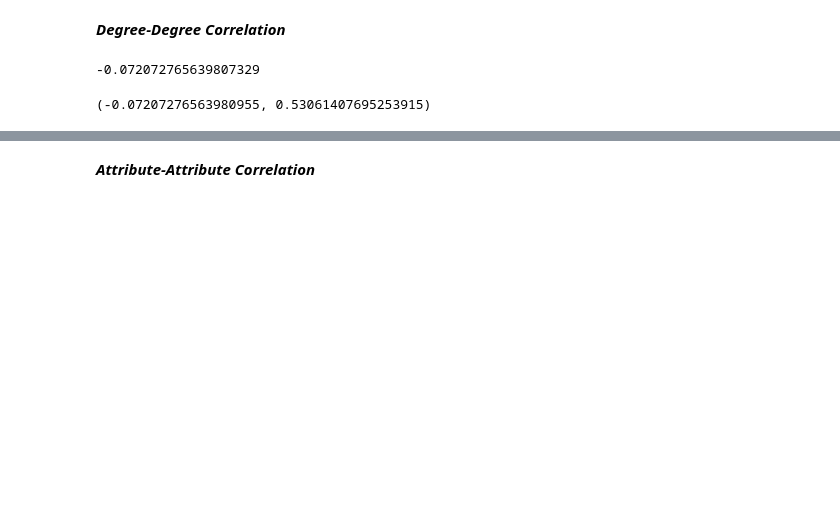
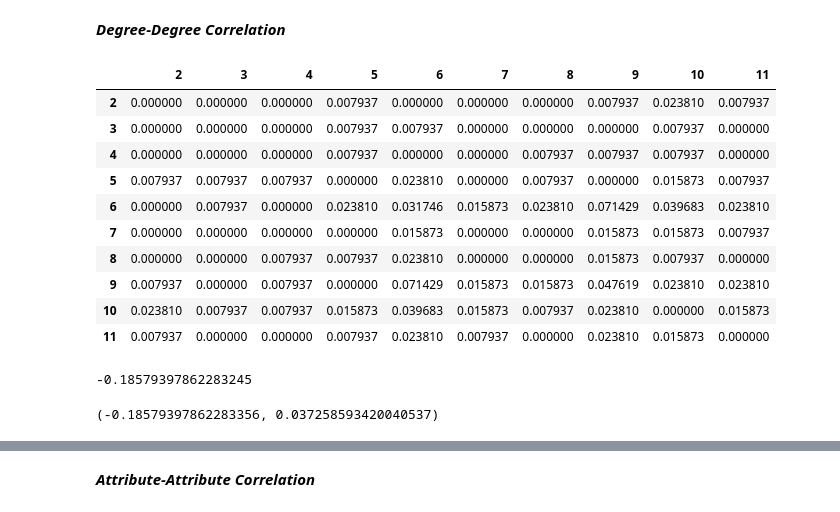
Before and after one commit to lisette-espin/JupyterNotebook, a Jupyter notebook: correlations_network_degree_and_attributes.ipynb, the cells around one changed output, grey strips where cells are left out. Cells and saved outputs as stored; diff of their text form; code cells hidden in the pictures; blank space fills up the shorter version.

Commit message:
Update correlations_network_degree_and_attributes.ipynb
correcting correlation computations (if graph is undirected then consider both directions of an edge)

```diff
--- a/correlations_network_degree_and_attributes.ipynb
+++ b/correlations_network_degree_and_attributes.ipynb
@@ -57,6 +77,10 @@ def correlation(e):
 # %%
 def degree_correlation_matrix(G):
     pairs = [(G.degree(edge[0]),G.degree(edge[1])) for edge in G.edges()]
+
+    if not G.is_directed():
+        pairs.extend([(b,a) for a,b in pairs])
+
     index = list(zip(*pairs))
     index = sorted(set(index[0])|set(index[1]))
 
@@ -68,14 +92,31 @@ def degree_correlation_matrix(G):
     return df
 # %%
 e=degree_correlation_matrix(G)
-correlation(e)
+e
 # %% [output]
--0.072072765639807329
+|  | 2 | 3 | 4 | 5 | 6 | 7 | 8 | 9 | 10 | 11 |
+| 2 | 0.000000 | 0.000000 | 0.000000 | 0.007937 | 0.000000 | 0.000000 | 0.000000 | 0.007937 | 0.023810 | 0.007937 |
+| 3 | 0.000000 | 0.000000 | 0.000000 | 0.007937 | 0.007937 | 0.000000 | 0.000000 | 0.000000 | 0.007937 | 0.000000 |
+| 4 | 0.000000 | 0.000000 | 0.000000 | 0.007937 | 0.000000 | 0.000000 | 0.007937 | 0.007937 | 0.007937 | 0.000000 |
+| 5 | 0.007937 | 0.007937 | 0.007937 | 0.000000 | 0.023810 | 0.000000 | 0.007937 | 0.000000 | 0.015873 | 0.007937 |
+| 6 | 0.000000 | 0.007937 | 0.000000 | 0.023810 | 0.031746 | 0.015873 | 0.023810 | 0.071429 | 0.039683 | 0.023810 |
+| 7 | 0.000000 | 0.000000 | 0.000000 | 0.000000 | 0.015873 | 0.000000 | 0.000000 | 0.015873 | 0.015873 | 0.007937 |
+| 8 | 0.000000 | 0.000000 | 0.007937 | 0.007937 | 0.023810 | 0.000000 | 0.000000 | 0.015873 | 0.007937 | 0.000000 |
+| 9 | 0.007937 | 0.000000 | 0.007937 | 0.000000 | 0.071429 | 0.015873 | 0.015873 | 0.047619 | 0.023810 | 0.023810 |
+| 10 | 0.023810 | 0.007937 | 0.007937 | 0.015873 | 0.039683 | 0.015873 | 0.007937 | 0.023810 | 0.000000 | 0.015873 |
+| 11 | 0.007937 | 0.000000 | 0.000000 | 0.007937 | 0.023810 | 0.007937 | 0.000000 | 0.023810 | 0.015873 | 0.000000 |
+# %%
+correlation(e)
+# %% [output]
+-0.18579397862283245
 # %%
-v1,v2=zip(*[(G.degree(e[0]),G.degree(e[1])) for e in G.edges()])
+pairs = [(G.degree(e[0]),G.degree(e[1])) for e in G.edges()]
+if not G.is_directed():
+    pairs.extend([(b,a) for a,b in pairs])
+v1,v2=zip(*pairs)
 pearsonr(v1,v2)
 # %% [output]
-(-0.07207276563980955, 0.53061407695253915)
+(-0.18579397862283356, 0.037258593420040537)
 # %%
 nx.degree_assortativity_coefficient(G)
 # %% [output]
```
Also changed, not shown: parts of 21 cells of this notebook.
